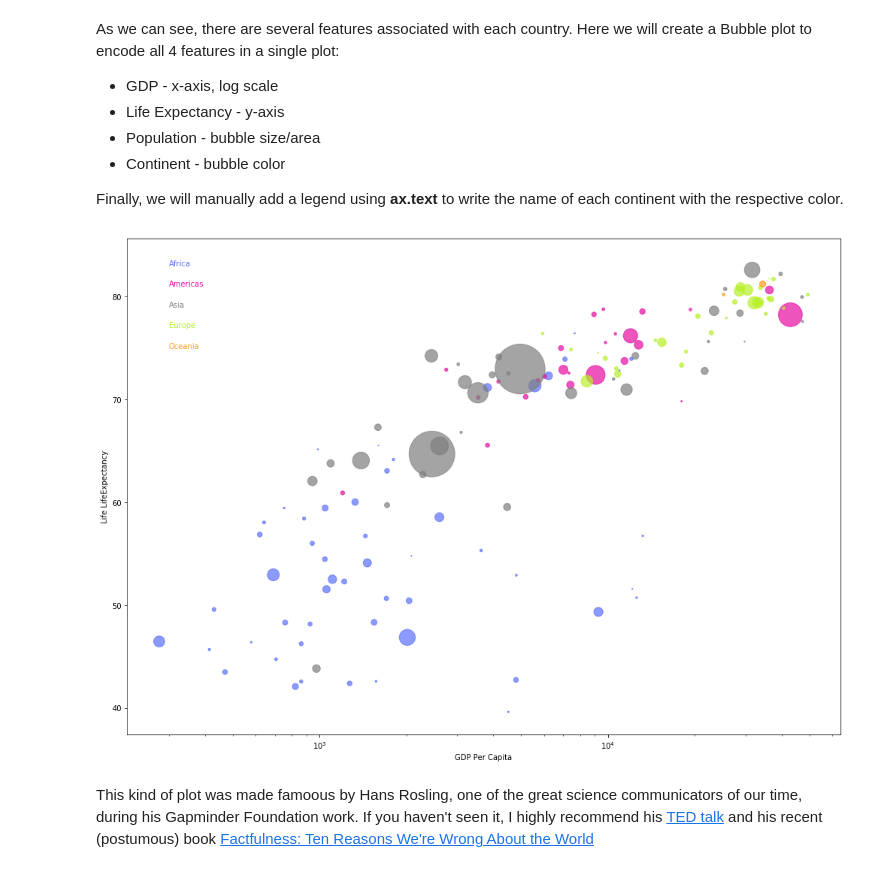
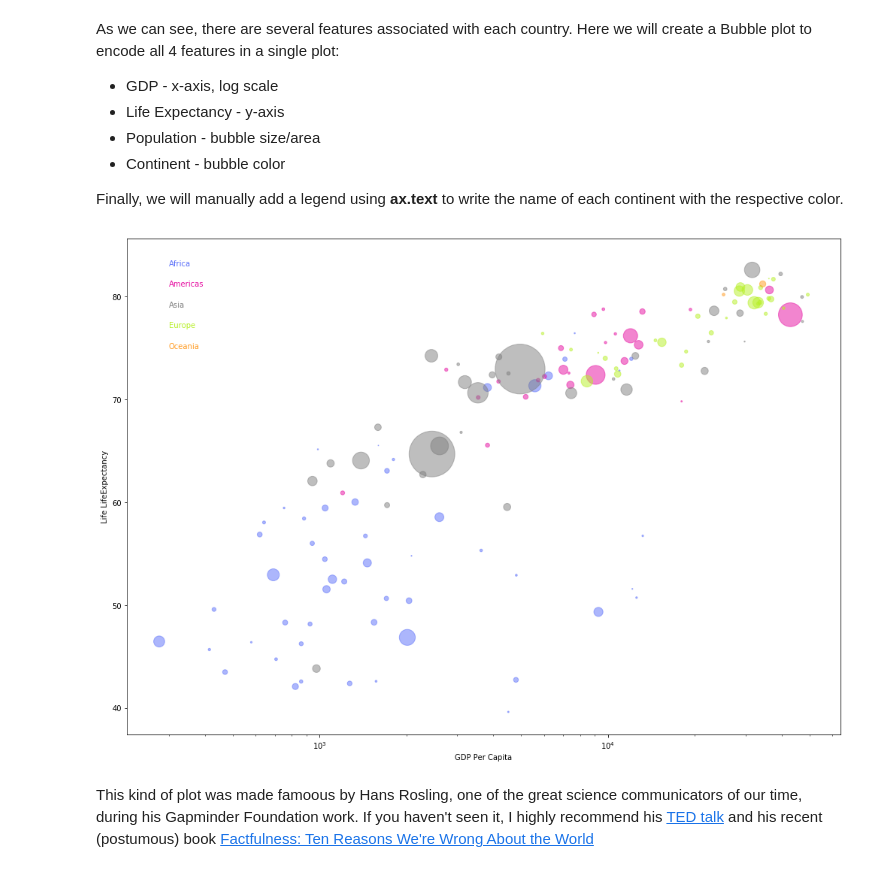
Before and after one commit to bmtgoncalves/DataVisualization, a Jupyter notebook: DataVisualization.ipynb, the cells around one changed output. Drawn from its saved outputs; the diff is of its cells as text; code cells hidden in the pictures.

```diff
--- a/DataVisualization.ipynb
+++ b/DataVisualization.ipynb
@@ -235,24 +235,24 @@ Finally, we will manually add a legend using **ax.text** to write the name of ea
 # %%
 fig = plt.figure()
 ax = plt.gca()
 
 fig.set_size_inches(14,10)
 
 for i in range(5):
     continent = data[data['Continent']==i]
-    ax.scatter(continent['GDP'],continent['LifeExpectancy'], s=(continent['Population'])/300000, c=colors[i], alpha=0.7)
+    ax.scatter(continent['GDP'],continent['LifeExpectancy'], s=(continent['Population'])/300000, c=colors[i], alpha=0.5)
 
 ax.set_xscale('log')
 
 for i in range(len(continents)):
     ax.text(300, 83-i*2, continents[i], color=colors[i])
 
 ax.set_xlabel('GDP Per Capita')
 ax.set_ylabel('Life LifeExpectancy')
 
 fig.tight_layout()
 # %% [output]
-[figure, old version]
+[figure, new version]
 # %% [markdown]
 This kind of plot was made famoous by Hans Rosling, one of the great science communicators of our time, during his Gapminder Foundation work. If you haven't seen it, I highly recommend his [TED talk](https://www.youtube.com/watch?v=hVimVzgtD6w) and his recent (postumous) book [Factfulness: Ten Reasons We're Wrong About the World](https://www.amazon.com/Factfulness-Reasons-Wrong-Things-Better-ebook/dp/B0769XK7D6)
 # %% [markdown]
```
Also changed, not shown: parts of 4 cells of this notebook, 2 other files.
